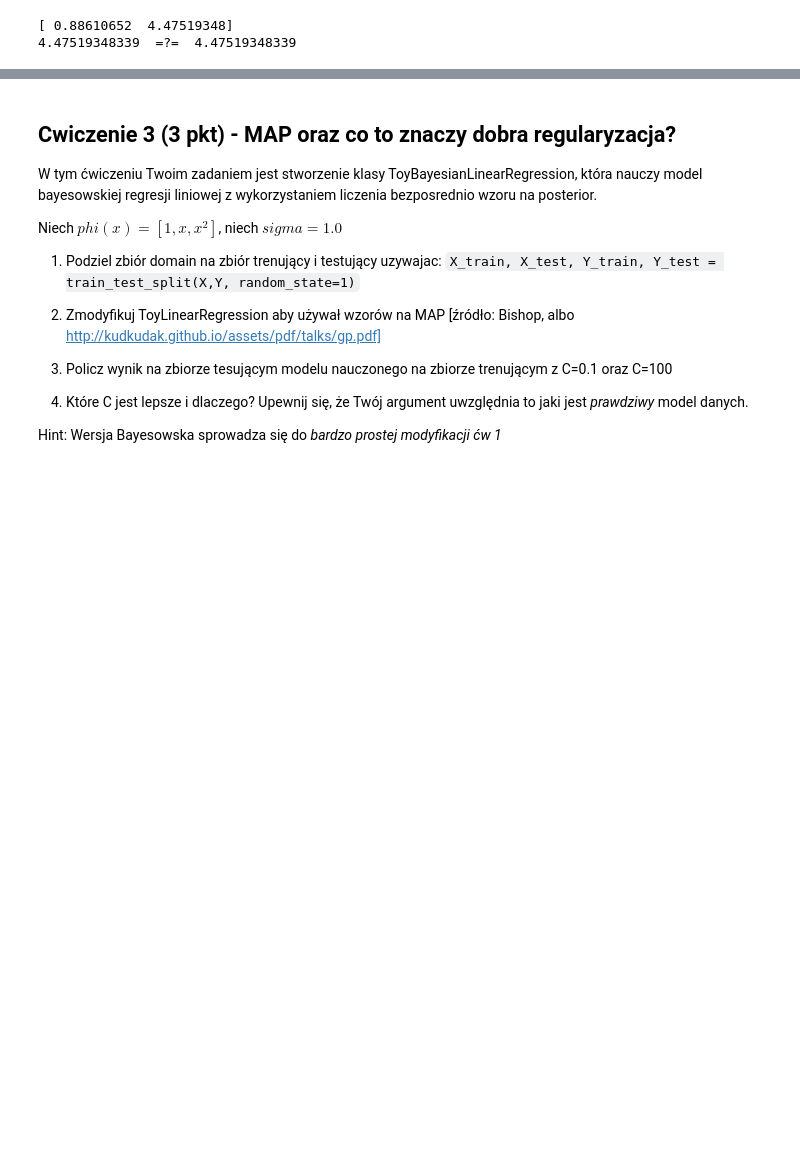
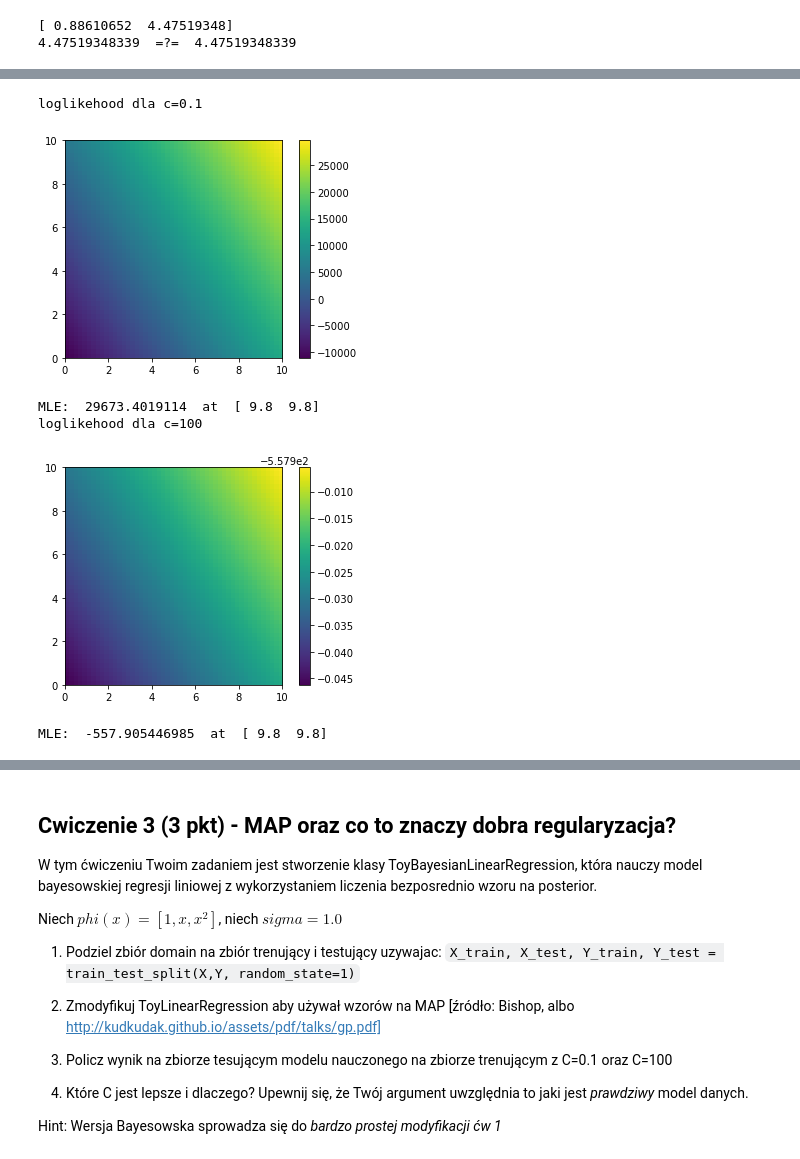
Before and after one commit to 13MaxG/MachineLearningAndrzeja, a Jupyter notebook: L3a.ipynb, the cells around one changed output, grey strips where cells are left out. Drawn from its saved outputs; the diff is of its cells as text; code cells hidden in the pictures; blank space fills up the shorter version.

```diff
--- a/L3a.ipynb
+++ b/L3a.ipynb
@@ -194,7 +195,3 @@ def prior(w, C, mean=[0.0, 3.0, 0.0]):
         sigma[id, id] = C # Duze C -> malo zregularyzowany
 
     return scipy.stats.multivariate_normal.pdf(w,mean,sigma)
-# %%
-def loglikelihood(w, X, Y, phi=lambda x: [1, x], sigma=1.0):
-    # Twoj kod!
-    raise NotImplementedError()
@@ -204,0 +198,12 @@ array([  2.71632808e-04,   5.83787050e-05])
+# %%
+def loglikelihood(w, X, Y, phi=lambda x: [1, x], sigma=1.0):
+    return -0.5 * math.log(2 * math.pi * sigma*sigma)*len(Y) - 0.5*sum([  ( Y[i] - np.dot( w, phi(X[i]) )[0]   )/(sigma*sigma) for i in range(len(Y)) ])
+
+def drawLoglikelihood(C):
+    x = np.arange(0,10.0,0.2)
+    y = np.arange(0,10.0,0.2)
+    Z=np.array([ [ loglikelihood(np.array([[0.88,x[i],y[j]]]),domain, t, lambda x: [1, x, x*x], C)   for i in range(len(x))] for j in range(len(y))])
+    plt.imshow(Z, extent=[0, 10, 0, 10], aspect=1,origin="lower")
+    plt.colorbar()
+    plt.show()
+    print "MLE: ", np.max(Z), " at ", (np.unravel_index(Z.argmax(), Z.shape)  * np.array([1.0/len(x)*10,1.0/len(x)*10]) )
@@ -204,0 +240,12 @@ array([  2.71632808e-04,   5.83787050e-05])
+# %%
+print "loglikehood dla c=0.1"
+drawLoglikelihood(0.1)
+print "loglikehood dla c=100"
+drawLoglikelihood(100)
+# %% [output]
+loglikehood dla c=0.1
+[figure, added]
+MLE:  29673.4019114  at  [ 9.8  9.8]
+loglikehood dla c=100
+[figure, added]
+MLE:  -557.905446985  at  [ 9.8  9.8]
```
Also changed, not shown: parts of 8 cells of this notebook, 1 other file.
